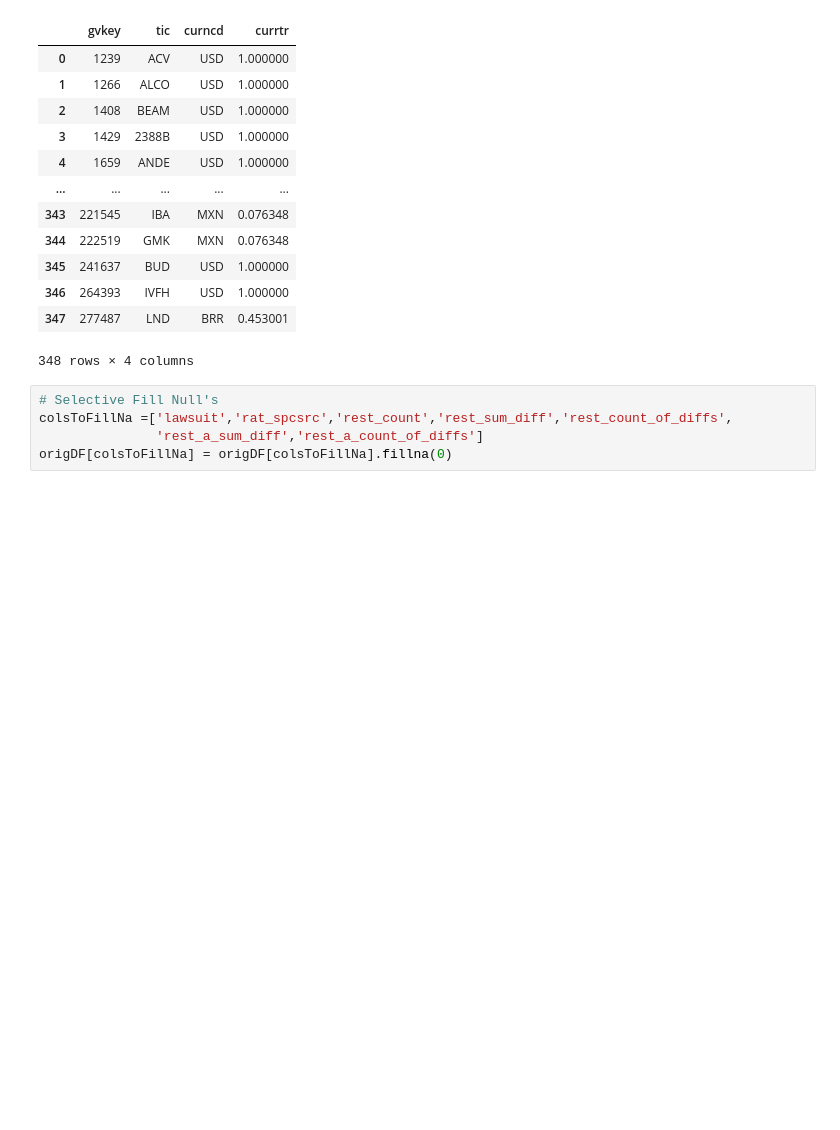
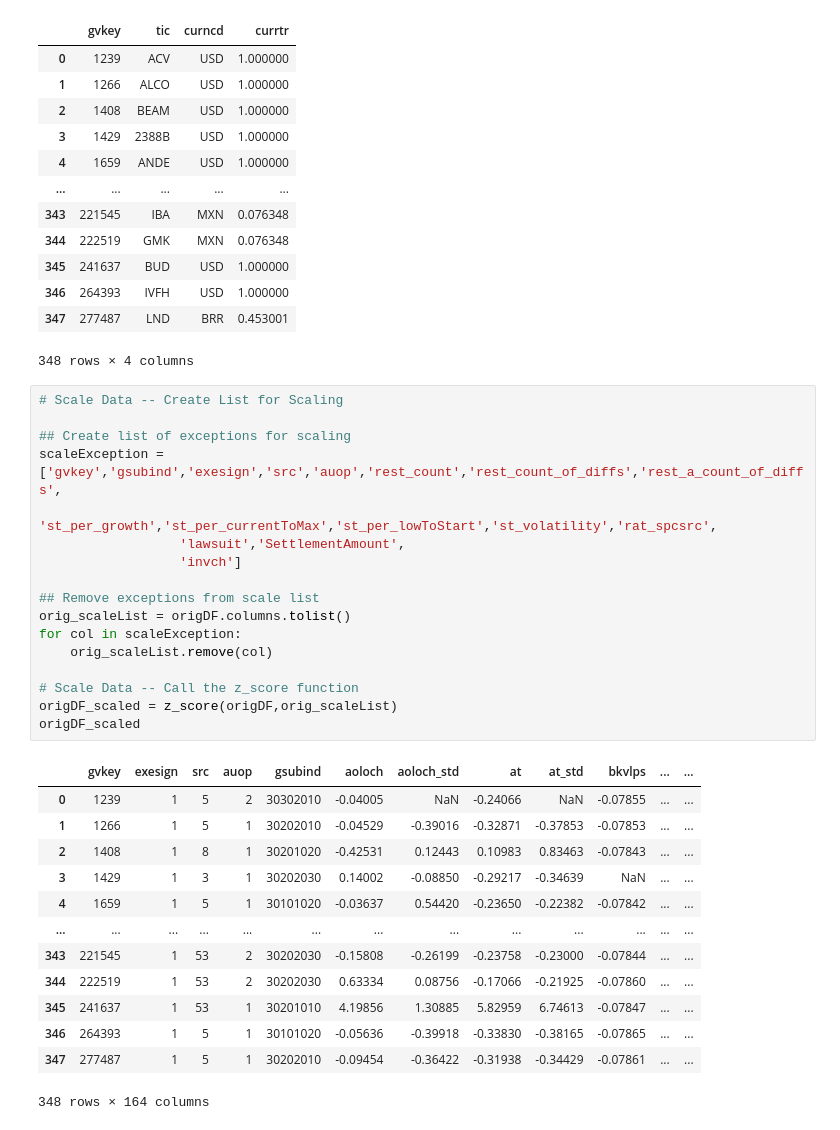
Before and after one commit to bcullinan32/CapstoneProject, a Jupyter notebook: Capstone_Modeling.ipynb, the cells around one changed output. Drawn from its saved outputs; the diff is of its cells as text; blank space fills up the shorter version.

```diff
--- a/Capstone_Modeling.ipynb
+++ b/Capstone_Modeling.ipynb
@@ -117,9 +128,35 @@ orig_lookUps
 | 346 | 264393 | IVFH | USD | 1.000000 |
 | 347 | 277487 | LND | BRR | 0.453001 |
 348 rows × 4 columns
-# %%
-# Selective Fill Null's
-colsToFillNa =['lawsuit','rat_spcsrc','rest_count','rest_sum_diff','rest_count_of_diffs',
-               'rest_a_sum_diff','rest_a_count_of_diffs']
-origDF[colsToFillNa] = origDF[colsToFillNa].fillna(0)
+# %%
+# Scale Data -- Create List for Scaling
+
+## Create list of exceptions for scaling
+scaleException = ['gvkey','gsubind','exesign','src','auop','rest_count','rest_count_of_diffs','rest_a_count_of_diffs',
+                  'st_per_growth','st_per_currentToMax','st_per_lowToStart','st_volatility','rat_spcsrc',
+                  'lawsuit','SettlementAmount',
+                  'invch']
+
+## Remove exceptions from scale list
+orig_scaleList = origDF.columns.tolist()
+for col in scaleException:
+    orig_scaleList.remove(col)
+
+# Scale Data -- Call the z_score function
+origDF_scaled = z_score(origDF,orig_scaleList)
+origDF_scaled
+# %% [output]
+|  | gvkey | exesign | src | auop | gsubind | aoloch | aoloch_std | at | at_std | bkvlps | ... | ... |
+| 0 | 1239 | 1 | 5 | 2 | 30302010 | -0.04005 | NaN | -0.24066 | NaN | -0.07855 | ... | ... |
+| 1 | 1266 | 1 | 5 | 1 | 30202010 | -0.04529 | -0.39016 | -0.32871 | -0.37853 | -0.07853 | ... | ... |
+| 2 | 1408 | 1 | 8 | 1 | 30201020 | -0.42531 | 0.12443 | 0.10983 | 0.83463 | -0.07843 | ... | ... |
+| 3 | 1429 | 1 | 3 | 1 | 30202030 | 0.14002 | -0.08850 | -0.29217 | -0.34639 | NaN | ... | ... |
+| 4 | 1659 | 1 | 5 | 1 | 30101020 | -0.03637 | 0.54420 | -0.23650 | -0.22382 | -0.07842 | ... | ... |
+| ... | ... | ... | ... | ... | ... | ... | ... | ... | ... | ... | ... | ... |
+| 343 | 221545 | 1 | 53 | 2 | 30202030 | -0.15808 | -0.26199 | -0.23758 | -0.23000 | -0.07844 | ... | ... |
+| 344 | 222519 | 1 | 53 | 2 | 30202030 | 0.63334 | 0.08756 | -0.17066 | -0.21925 | -0.07860 | ... | ... |
+| 345 | 241637 | 1 | 53 | 1 | 30201010 | 4.19856 | 1.30885 | 5.82959 | 6.74613 | -0.07847 | ... | ... |
+| 346 | 264393 | 1 | 5 | 1 | 30101020 | -0.05636 | -0.39918 | -0.33830 | -0.38165 | -0.07865 | ... | ... |
+| 347 | 277487 | 1 | 5 | 1 | 30202010 | -0.09454 | -0.36422 | -0.31938 | -0.34429 | -0.07861 | ... | ... |
+348 rows × 164 columns
 # %%
```
Also changed, not shown: parts of 16 cells of this notebook, 11 other files.
